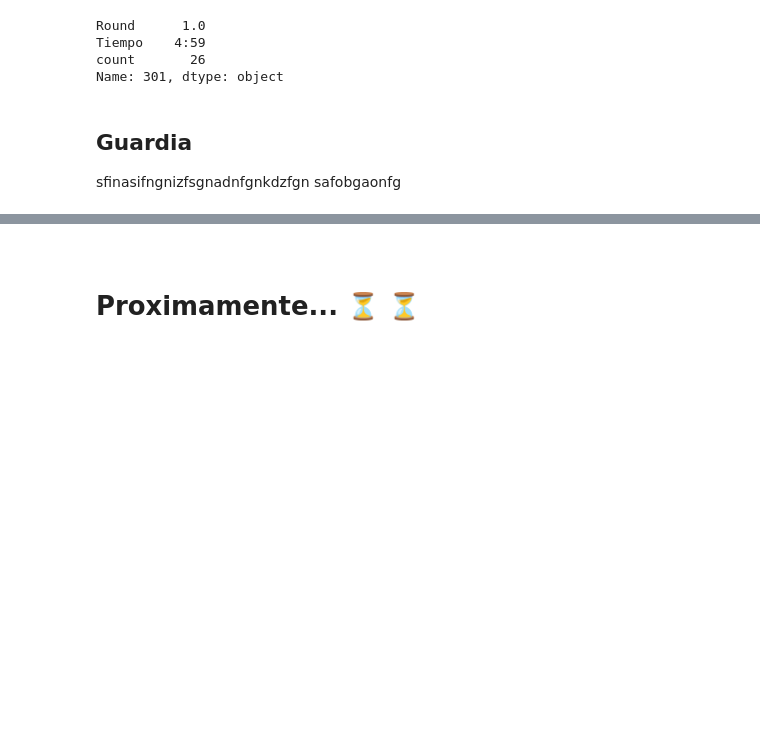
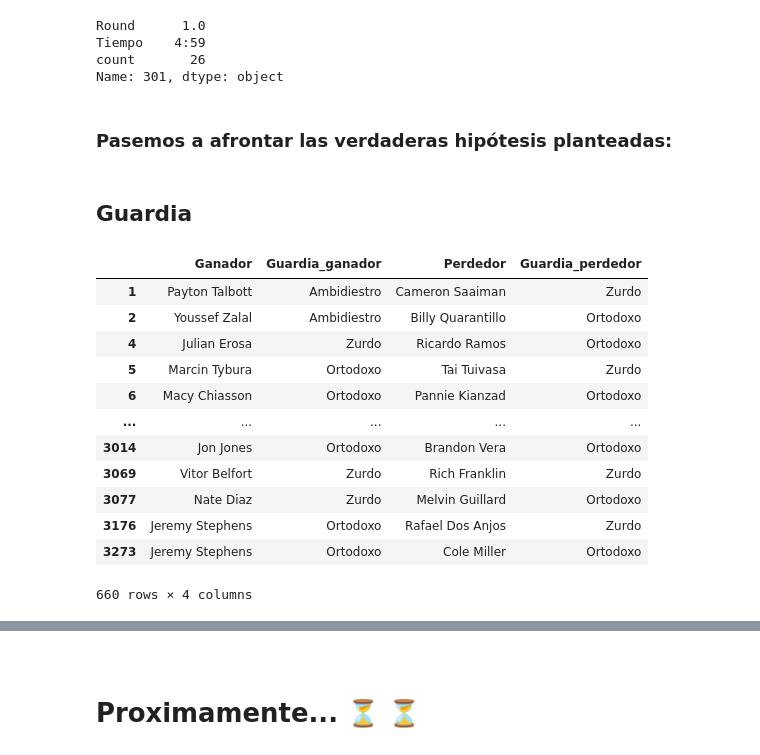
Before and after one commit to JavierRodriguezFontiveros/UFC_EDA, a Jupyter notebook: SRC/notebook/UFC_Notebook.ipynb, the cells around one changed output, grey strips where cells are left out. Saved outputs shown, nothing was run; the diff lists cells and outputs as text; code cells hidden in the pictures; blank space fills up the shorter version.

```diff
--- a/SRC/notebook/UFC_Notebook.ipynb
+++ b/SRC/notebook/UFC_Notebook.ipynb
@@ -427,10 +433,7 @@ Round      1.0
 Tiempo    4:59
 count       26
 Name: 301, dtype: object
+# %% [markdown]
+### Pasemos a afrontar las verdaderas hipótesis planteadas:
 # %% [markdown]
 ## Guardia
-
-
-
-sfinasifngnizfsgnadnfgnkdzfgn
-safobgaonfg
@@ -436,0 +456,17 @@ safobgaonfg
+# %%
+#Mostrando el Dataframe:
+df_combinado
+# %% [output]
+|  | Ganador | Guardia_ganador | Perdedor | Guardia_perdedor |
+| 1 | Payton Talbott | Ambidiestro | Cameron Saaiman | Zurdo |
+| 2 | Youssef Zalal | Ambidiestro | Billy Quarantillo | Ortodoxo |
+| 4 | Julian Erosa | Zurdo | Ricardo Ramos | Ortodoxo |
+| 5 | Marcin Tybura | Ortodoxo | Tai Tuivasa | Zurdo |
+| 6 | Macy Chiasson | Ortodoxo | Pannie Kianzad | Ortodoxo |
+| ... | ... | ... | ... | ... |
+| 3014 | Jon Jones | Ortodoxo | Brandon Vera | Ortodoxo |
+| 3069 | Vitor Belfort | Zurdo | Rich Franklin | Zurdo |
+| 3077 | Nate Diaz | Zurdo | Melvin Guillard | Ortodoxo |
+| 3176 | Jeremy Stephens | Ortodoxo | Rafael Dos Anjos | Zurdo |
+| 3273 | Jeremy Stephens | Ortodoxo | Cole Miller | Ortodoxo |
+660 rows × 4 columns
```
Also changed, not shown: parts of 12 cells of this notebook, 16 other files.
